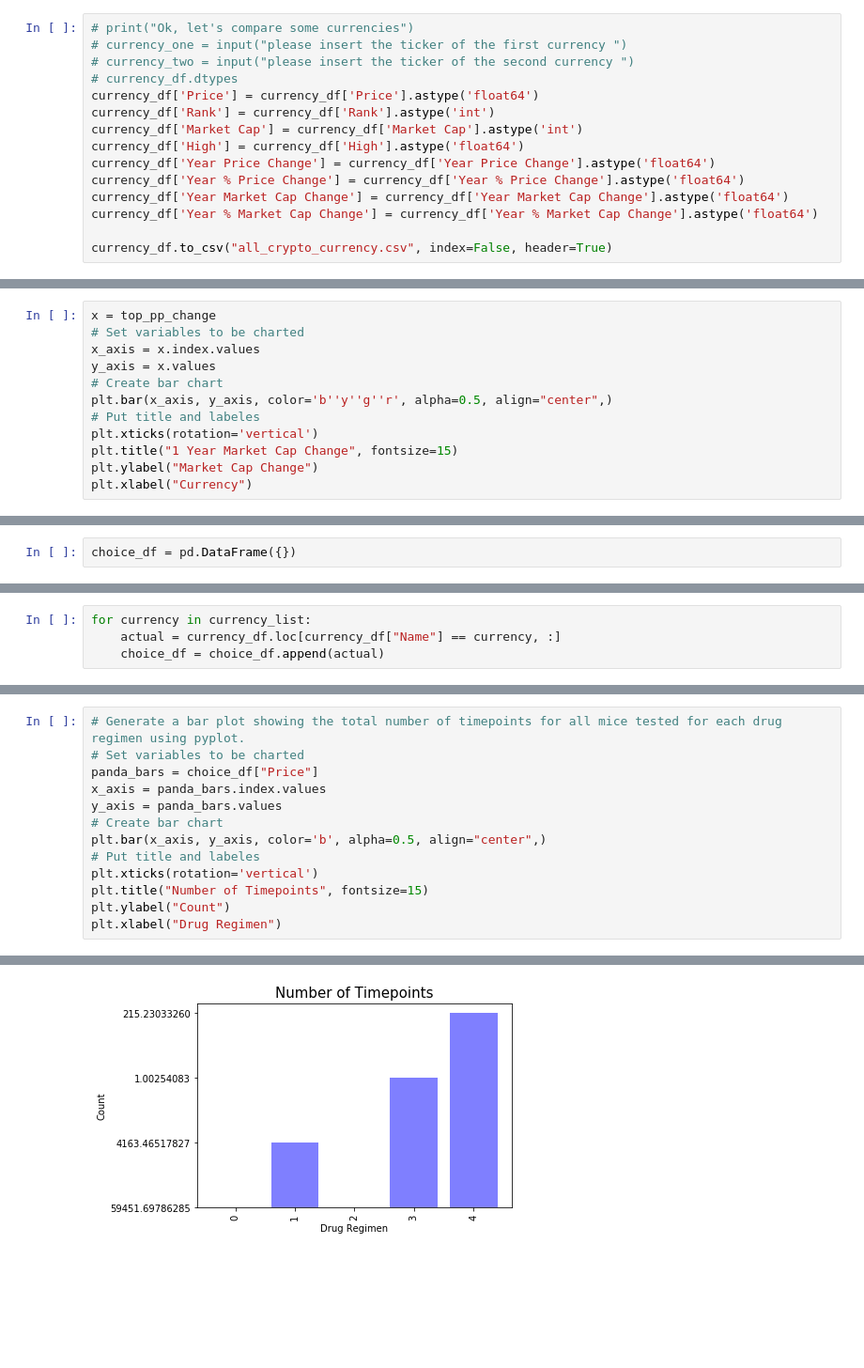
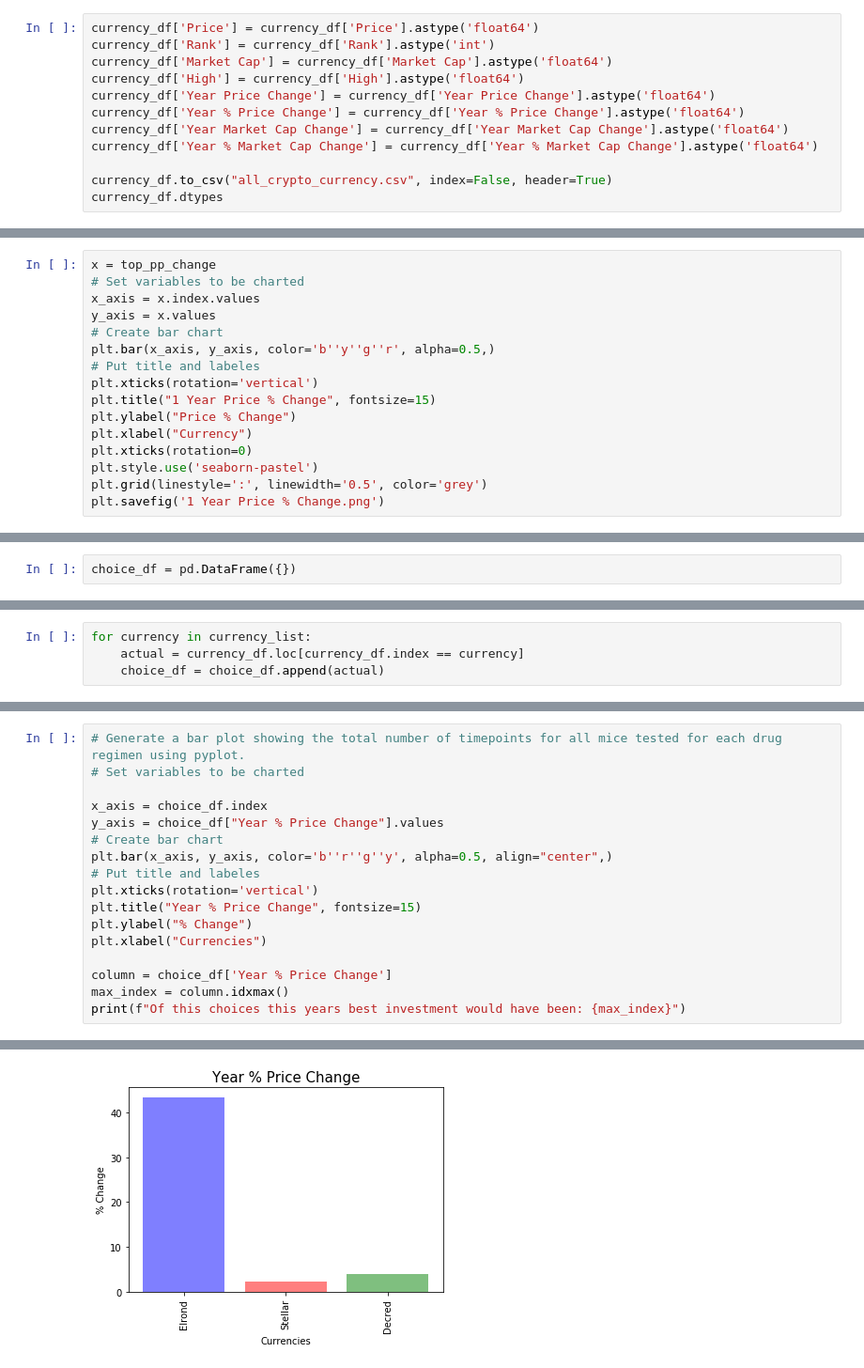
Before and after one commit to samuelroiz/Crypto_Analysis, a Jupyter notebook: Currency_comparer.ipynb, the cells around one changed output, grey strips where cells are left out. Shown at 94% size. Saved outputs shown, nothing was run; the diff lists cells and outputs as text; blank space fills up the shorter version.

```diff
--- a/Currency_comparer.ipynb
+++ b/Currency_comparer.ipynb
@@ -111,11 +120,7 @@ currency_df.head(100)
 # %%
-# print("Ok, let's compare some currencies")
-# currency_one = input("please insert the ticker of the first currency ")
-# currency_two = input("please insert the ticker of the second currency ")
-# currency_df.dtypes
 currency_df['Price'] = currency_df['Price'].astype('float64')
 currency_df['Rank'] = currency_df['Rank'].astype('int')
-currency_df['Market Cap'] = currency_df['Market Cap'].astype('int')
+currency_df['Market Cap'] = currency_df['Market Cap'].astype('float64')
 currency_df['High'] = currency_df['High'].astype('float64')
 currency_df['Year Price Change'] = currency_df['Year Price Change'].astype('float64')
 currency_df['Year % Price Change'] = currency_df['Year % Price Change'].astype('float64')
@@ -123,3 +128,4 @@ currency_df['Year Market Cap Change'] = currency_df['Year Market Cap Change'].as
 currency_df['Year % Market Cap Change'] = currency_df['Year % Market Cap Change'].astype('float64')
 
 currency_df.to_csv("all_crypto_currency.csv", index=False, header=True)
+currency_df.dtypes
@@ -194,10 +198,14 @@ x = top_pp_change
 x_axis = x.index.values
 y_axis = x.values
 # Create bar chart
-plt.bar(x_axis, y_axis, color='b''y''g''r', alpha=0.5, align="center",)
+plt.bar(x_axis, y_axis, color='b''y''g''r', alpha=0.5,)
 # Put title and labeles
 plt.xticks(rotation='vertical')
-plt.title("1 Year Market Cap Change", fontsize=15)
-plt.ylabel("Market Cap Change")
+plt.title("1 Year Price % Change", fontsize=15)
+plt.ylabel("Price % Change")
 plt.xlabel("Currency")
+plt.xticks(rotation=0)
+plt.style.use('seaborn-pastel')
+plt.grid(linestyle=':', linewidth='0.5', color='grey')
+plt.savefig('1 Year Price % Change.png')
 # %% [output]
@@ -315,6 +284,6 @@ currency_list
 # %%
 for currency in currency_list:
-    actual = currency_df.loc[currency_df["Name"] == currency, :]
+    actual = currency_df.loc[currency_df.index == currency]
     choice_df = choice_df.append(actual)
 # %%
 choice_df
@@ -327,14 +296,18 @@ choice_df
 # %%
 # Generate a bar plot showing the total number of timepoints for all mice tested for each drug regimen using pyplot.
 # Set variables to be charted
-panda_bars = choice_df["Price"]
-x_axis = panda_bars.index.values
-y_axis = panda_bars.values
+
+x_axis = choice_df.index
+y_axis = choice_df["Year % Price Change"].values
 # Create bar chart
-plt.bar(x_axis, y_axis, color='b', alpha=0.5, align="center",)
+plt.bar(x_axis, y_axis, color='b''r''g''y', alpha=0.5, align="center",)
 # Put title and labeles
 plt.xticks(rotation='vertical')
-plt.title("Number of Timepoints", fontsize=15)
-plt.ylabel("Count")
-plt.xlabel("Drug Regimen")
+plt.title("Year % Price Change", fontsize=15)
+plt.ylabel("% Change")
+plt.xlabel("Currencies")
+
+column = choice_df['Year % Price Change']
+max_index = column.idxmax()
+print(f"Of this choices this years best investment would have been: {max_index}")
 # %% [output]
@@ -342 +315 @@ Text(0.5, 0, 'Drug Regimen')
-[figure, old version]
+[figure, new version]
```
Also changed, not shown: parts of 15 cells of this notebook, 3 other files.
